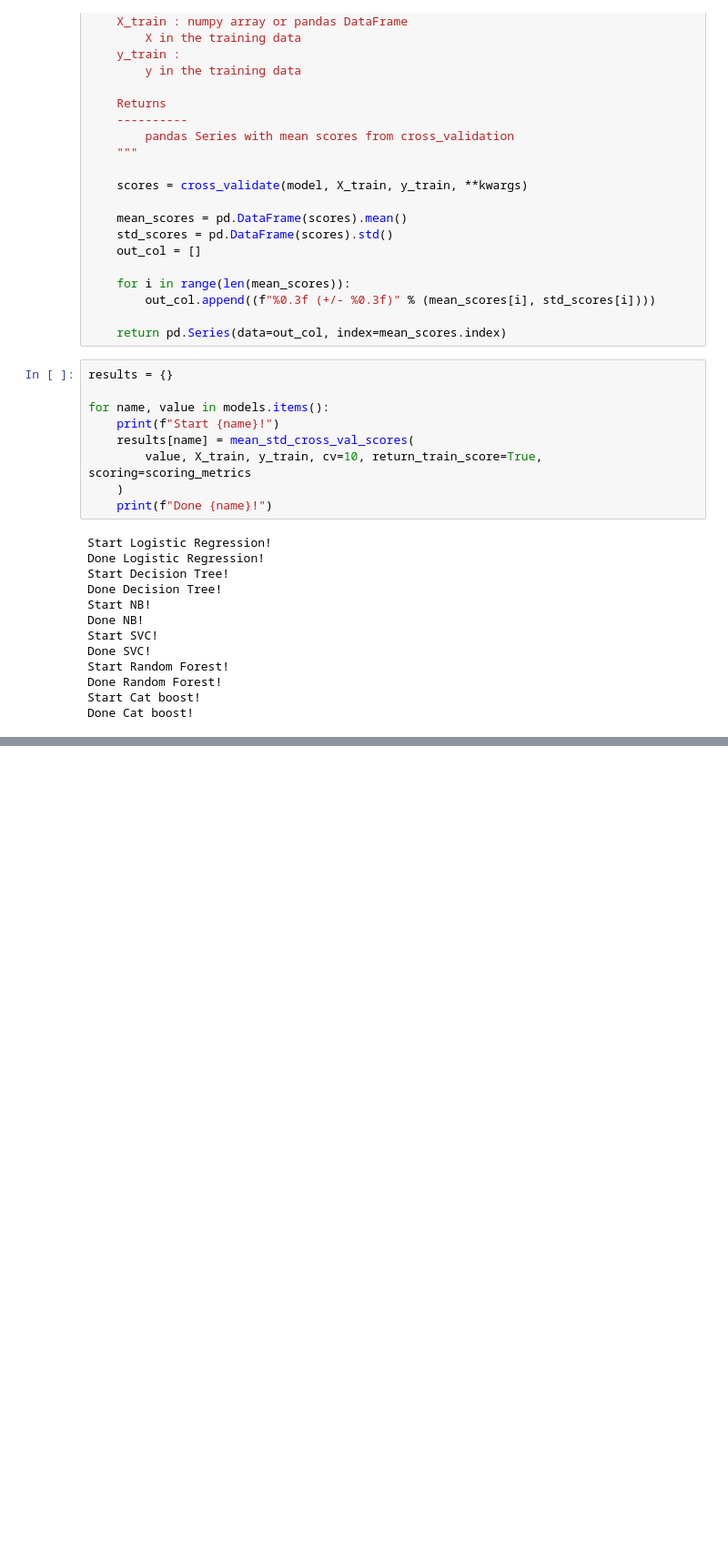
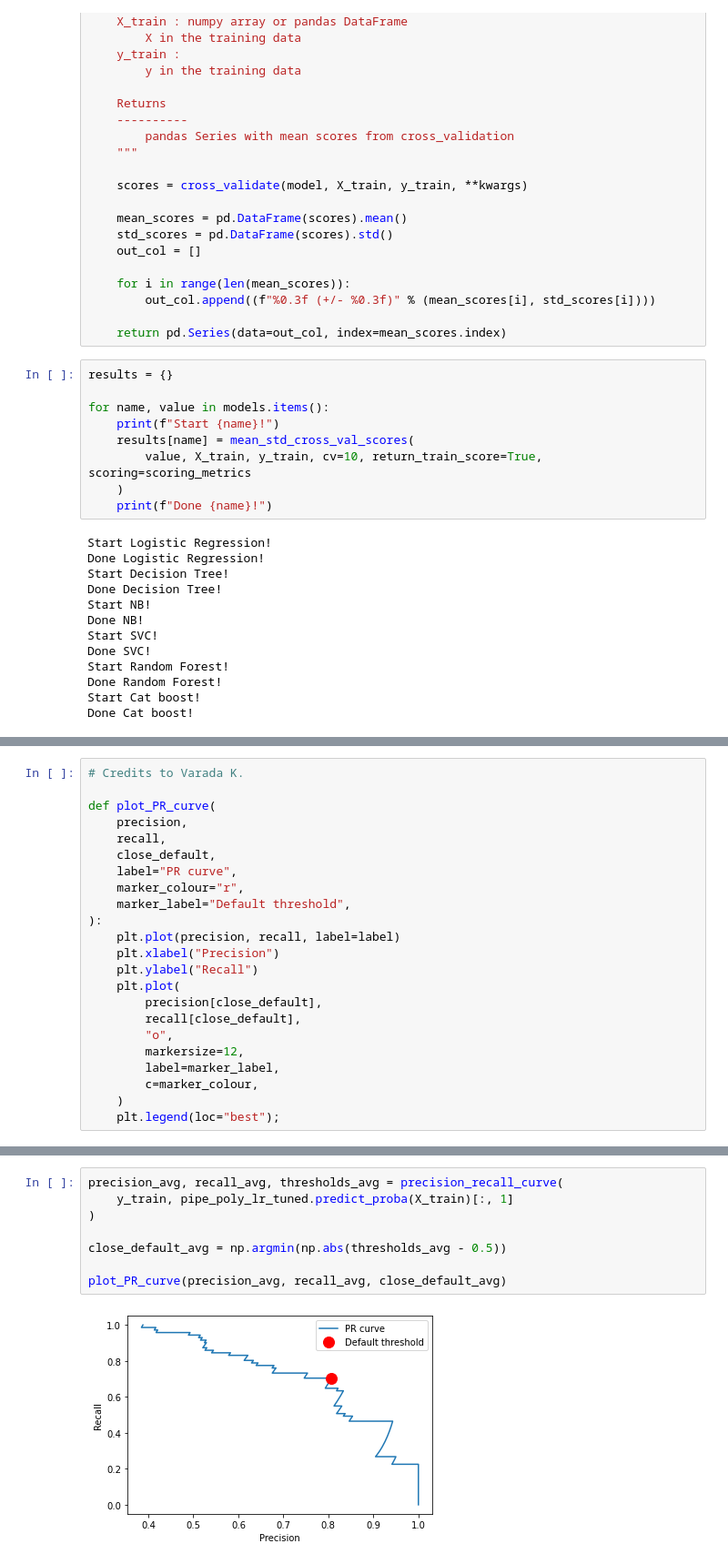
Before and after one commit to utkarshsaboo45/Heart-Failure, a Jupyter notebook: notebooks/model.ipynb, the cells around one changed output, grey strips where cells are left out. Shown: that part at 91% size. Cells and saved outputs as stored; diff of their text form; blank space fills up the shorter version.

```diff
--- a/notebooks/model.ipynb
+++ b/notebooks/model.ipynb
@@ -320,0 +445,23 @@ pd.DataFrame(results)
+# %%
+# Credits to Varada K.
+
+def plot_PR_curve(
+    precision,
+    recall,
+    close_default,
+    label="PR curve",
+    marker_colour="r",
+    marker_label="Default threshold",
+):
+    plt.plot(precision, recall, label=label)
+    plt.xlabel("Precision")
+    plt.ylabel("Recall")
+    plt.plot(
+        precision[close_default],
+        recall[close_default],
+        "o",
+        markersize=12,
+        label=marker_label,
+        c=marker_colour,
+    )
+    plt.legend(loc="best");
@@ -320,0 +472,10 @@ pd.DataFrame(results)
+# %%
+precision_avg, recall_avg, thresholds_avg = precision_recall_curve(
+    y_train, pipe_poly_lr_tuned.predict_proba(X_train)[:, 1]
+)
+
+close_default_avg = np.argmin(np.abs(thresholds_avg - 0.5))
+
+plot_PR_curve(precision_avg, recall_avg, close_default_avg)
+# %% [output]
+[figure, added]
```
Also changed, not shown: parts of 12 cells of this notebook.
